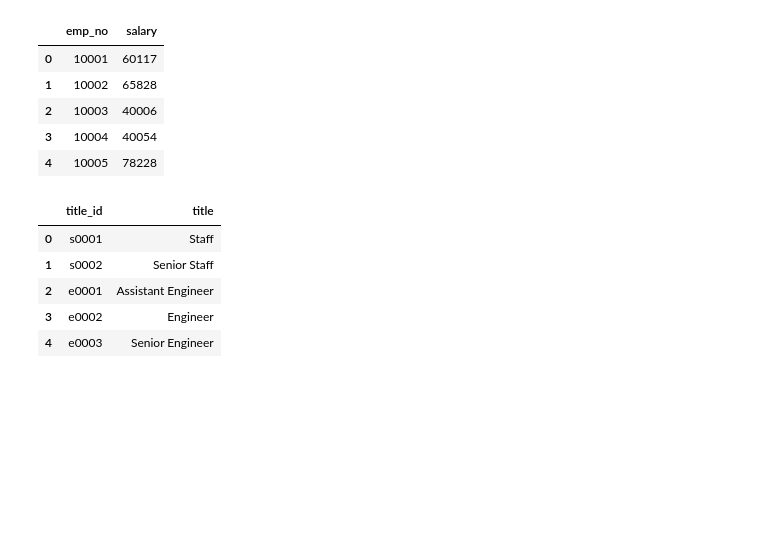
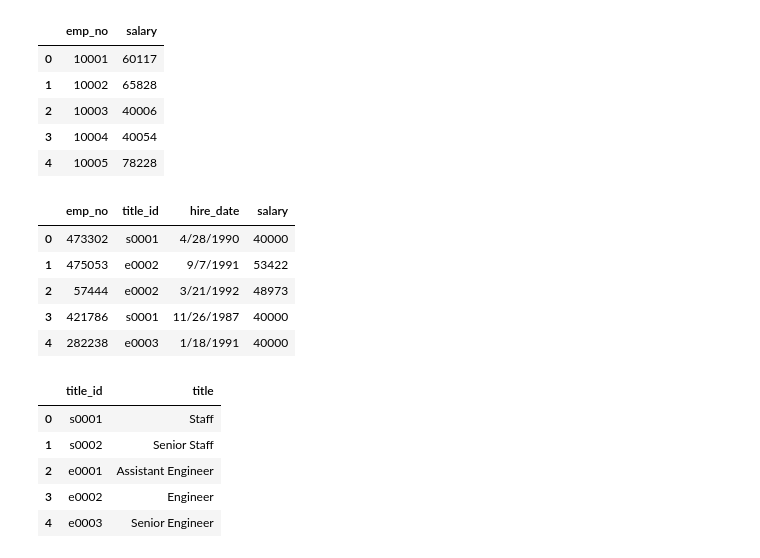
Before and after one commit to LisaHarrison08/SQL-Employee-Database, a Jupyter notebook: EmployeeSQL/employee.ipynb, the cells around one changed output. Saved outputs shown, nothing was run; the diff lists cells and outputs as text; code cells hidden in the pictures; blank space fills up the shorter version.

```diff
--- a/EmployeeSQL/employee.ipynb
+++ b/EmployeeSQL/employee.ipynb
@@ -36,5 +58,13 @@ salaries_data.head()
 | 3 | 10004 | 40054 |
 | 4 | 10005 | 78228 |
 # %%
-merged = pd.merge(employees, salaries, on='emp_no',how="inner")
+#Merge the tables
+merged = pd.merge(renamed_df, salaries_data, on='emp_no',how="inner")
 merged.head()
+# %% [output]
+|  | emp_no | title_id | hire_date | salary |
+| 0 | 473302 | s0001 | 4/28/1990 | 40000 |
+| 1 | 475053 | e0002 | 9/7/1991 | 53422 |
+| 2 | 57444 | e0002 | 3/21/1992 | 48973 |
+| 3 | 421786 | s0001 | 11/26/1987 | 40000 |
+| 4 | 282238 | e0003 | 1/18/1991 | 40000 |
```
Also changed, not shown: parts of 12 cells of this notebook, 1 other file.
